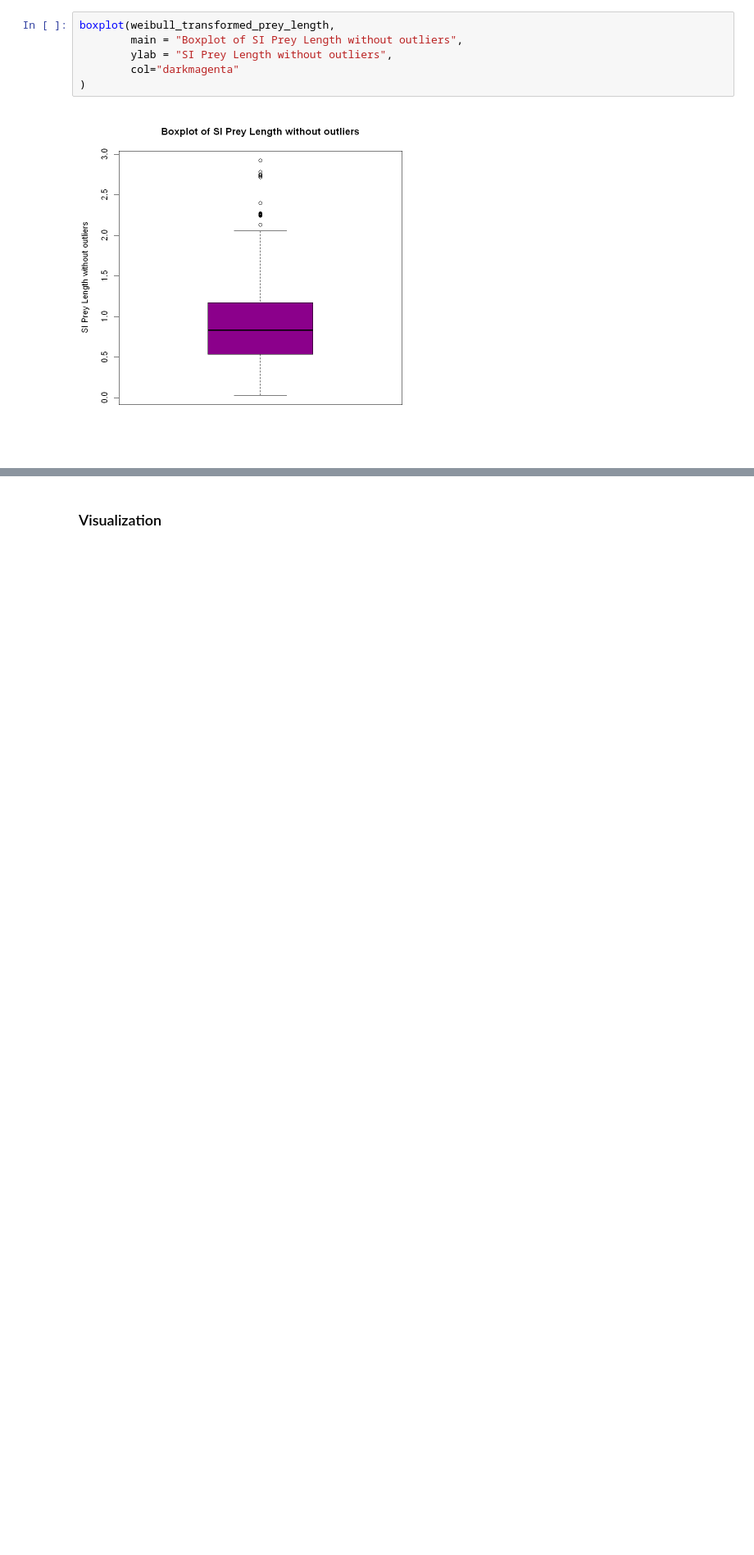
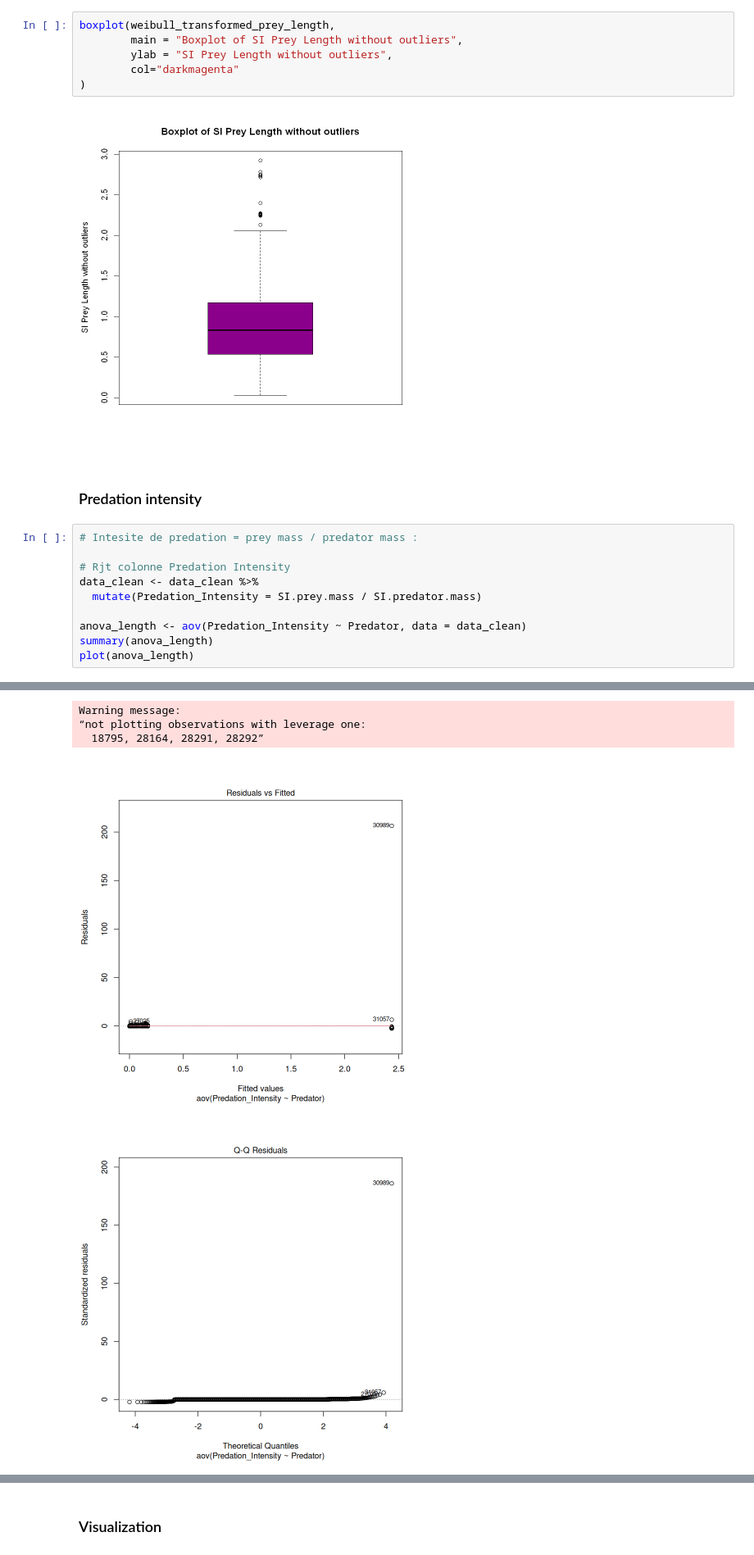
Before and after one commit to zfourati/Predator-and-prey-body-sizes-in-marine-food-webs, a Jupyter notebook: script.ipynb, the cells around one changed output, grey strips where cells are left out. Shown at 82% size. Cells and saved outputs as stored; diff of their text form; blank space fills up the shorter version.

```diff
--- a/script.ipynb
+++ b/script.ipynb
@@ -274,3 +274,16 @@ boxplot(weibull_transformed_prey_length,
 )
 # %% [output]
 [figure]
+# %% [markdown]
+### Predation intensity
+# %%
+# Intesite de predation = prey mass / predator mass :
+
+# Rjt colonne Predation Intensity
+data_clean <- data_clean %>%
+  mutate(Predation_Intensity = SI.prey.mass / SI.predator.mass)
+
+anova_length <- aov(Predation_Intensity ~ Predator, data = data_clean)
+summary(anova_length)
+plot(anova_length)
+# %% [output]
@@ -276,0 +295,5 @@ boxplot(weibull_transformed_prey_length,
+Warning message:
+“not plotting observations with leverage one:
+  18795, 28164, 28291, 28292”
+[figure, added]
+[figure, added]
```
Also changed, not shown: parts of 1 cell of this notebook.
